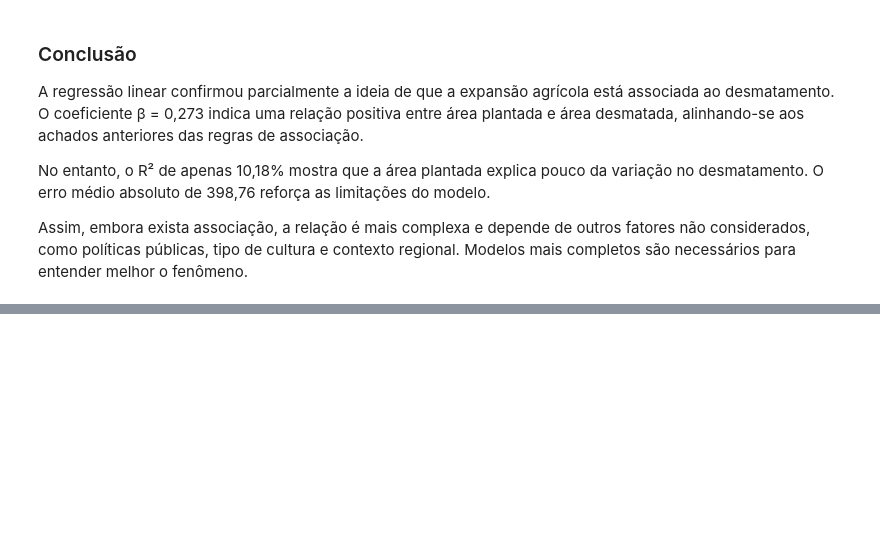
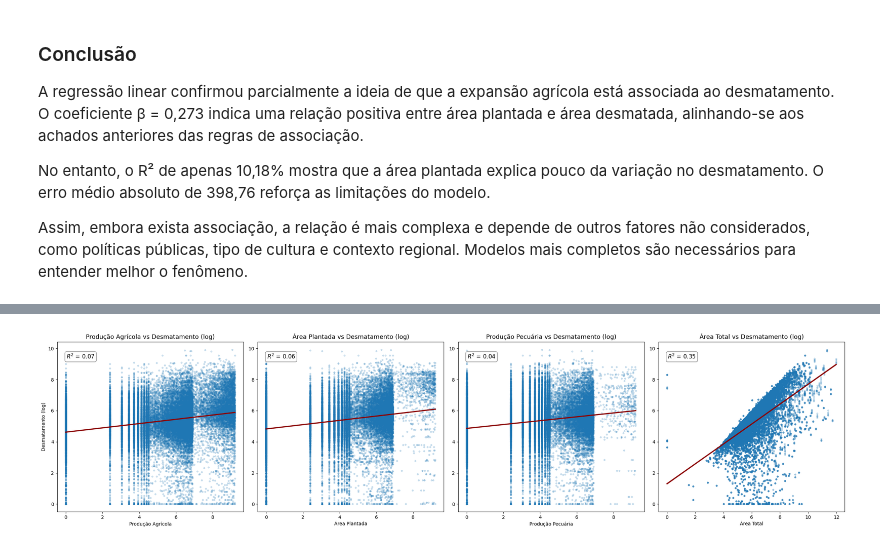
Before and after one commit to amandacmelo/Projeto-Ciencia-de-Dados, a Jupyter notebook: Regressão Linear/Regressao_linear_desmatamento.ipynb, the cells around one changed output, grey strips where cells are left out. Cells and saved outputs as stored; diff of their text form; code cells hidden in the pictures; blank space fills up the shorter version.

```diff
--- a/Regressão Linear/Regressao_linear_desmatamento.ipynb
+++ b/Regressão Linear/Regressao_linear_desmatamento.ipynb
@@ -145,0 +173,37 @@ Os resultados validam os achados das regras de associação anteriores, confirma
+# %%
+import seaborn as sns
+import matplotlib.pyplot as plt
+from scipy.stats import pearsonr
+
+# Juntar os dados transformados para visualização
+dados_plot = X_log.copy()
+dados_plot['Desmatado_log'] = Y_log
+
+# Variáveis e títulos dos gráficos
+variaveis = ['VlProducaoAgricola', 'AreaPlantada_h', 'VlProducaoPecuaria', 'Area']
+titulos = ['Produção Agrícola', 'Área Plantada', 'Produção Pecuária', 'Área Total']
+
+# Criar os gráficos
+fig, axes = plt.subplots(1, 4, figsize=(24, 6))
+
+for i, (var, titulo) in enumerate(zip(variaveis, titulos)):
+    ax = axes[i]
+
+    # Regressão com transparência nos pontos
+    sns.regplot(x=var, y='Desmatado_log', data=dados_plot,
+                ax=ax,
+                scatter_kws={'alpha': 0.2, 's': 10},  # pontos menores e transparentes
+                line_kws={'color': 'darkred', 'linewidth': 2.5})  # linha mais visível
+
+    r, _ = pearsonr(dados_plot[var], dados_plot['Desmatado_log'])
+    ax.text(0.05, 0.9, f'$R^2$ = {r**2:.2f}', transform=ax.transAxes,
+            fontsize=12, bbox=dict(facecolor='white', edgecolor='gray', boxstyle='round,pad=0.3'))
+
+    ax.set_title(f'{titulo} vs Desmatamento (log)', fontsize=13)
+    ax.set_xlabel(titulo)
+    ax.set_ylabel('Desmatamento (log)' if i == 0 else '')
+
+plt.tight_layout()
+plt.show()
+# %% [output]
+[figure, added]
```
Also changed, not shown: parts of 7 cells of this notebook, 1 other file.
